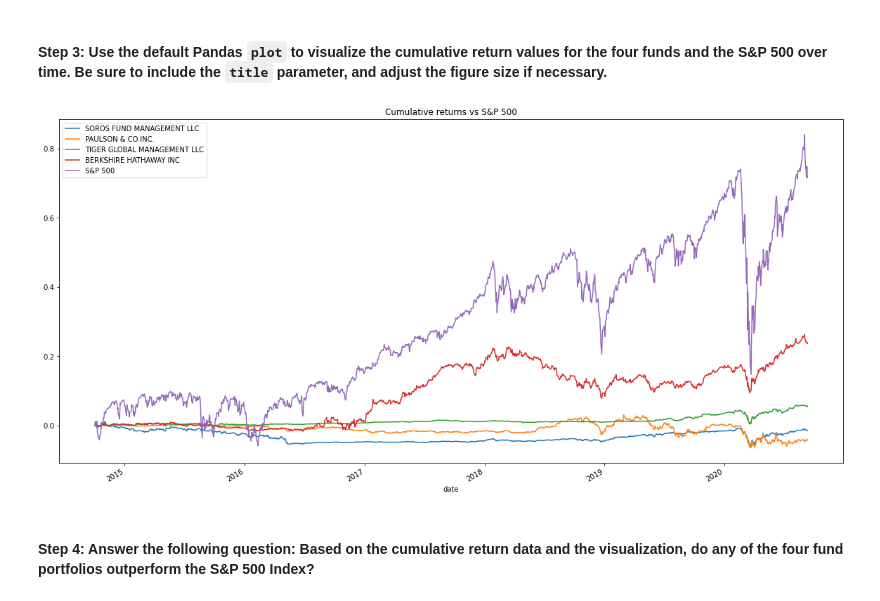
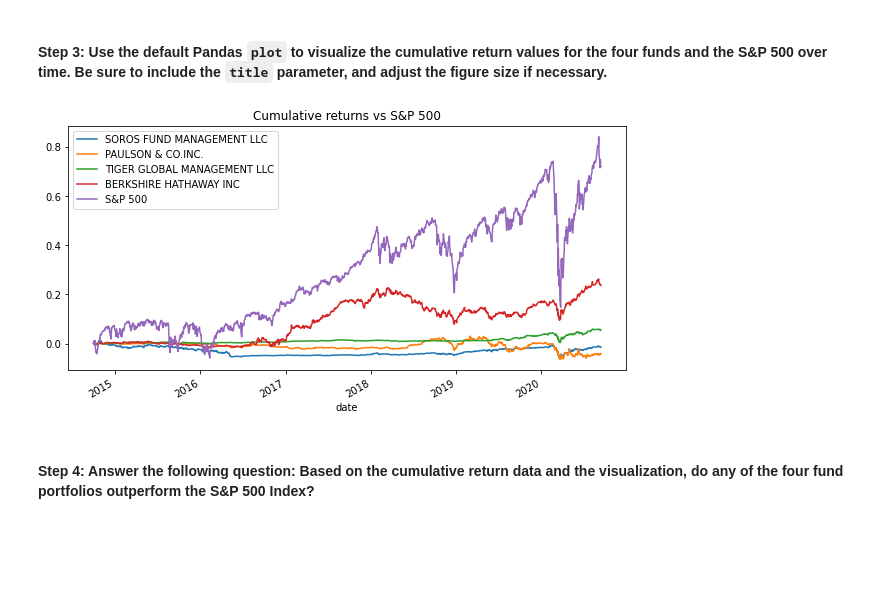
Before and after one commit to rhurst11/Fintech_Module_4_Challenge, a Jupyter notebook: Workspace/risk_return_analysis.ipynb, the cells around one changed output. Saved outputs shown, nothing was run; the diff lists cells and outputs as text; code cells hidden in the pictures; blank space fills up the shorter version.

```diff
--- a/Workspace/risk_return_analysis.ipynb
+++ b/Workspace/risk_return_analysis.ipynb
@@ -212,10 +212,10 @@ display(cumulative_returns.tail())
 #### Step 3: Use the default Pandas `plot` to visualize the cumulative return values for the four funds and the S&P 500 over time. Be sure to include the `title` parameter, and adjust the figure size if necessary.
 # %%
 # Visualizing the cumulative returns using the Pandas plot function
-fig_1 = cumulative_returns.plot(title = "Cumulative returns vs S&P 500", figsize=(20,10)).get_figure()
+fig_1 = cumulative_returns.plot(title = "Cumulative returns vs S&P 500", figsize=(10,5)).get_figure()
 fig_1.savefig('cumulative_returns.png')
 # %% [output]
-[figure, old version]
+[figure, new version]
 # %% [markdown]
 #### Step 4: Answer the following question: Based on the cumulative return data and the visualization, do any of the four fund portfolios outperform the S&P 500 Index?
 # %% [markdown]
```
Also changed, not shown: parts of 8 cells of this notebook, 17 other files.
